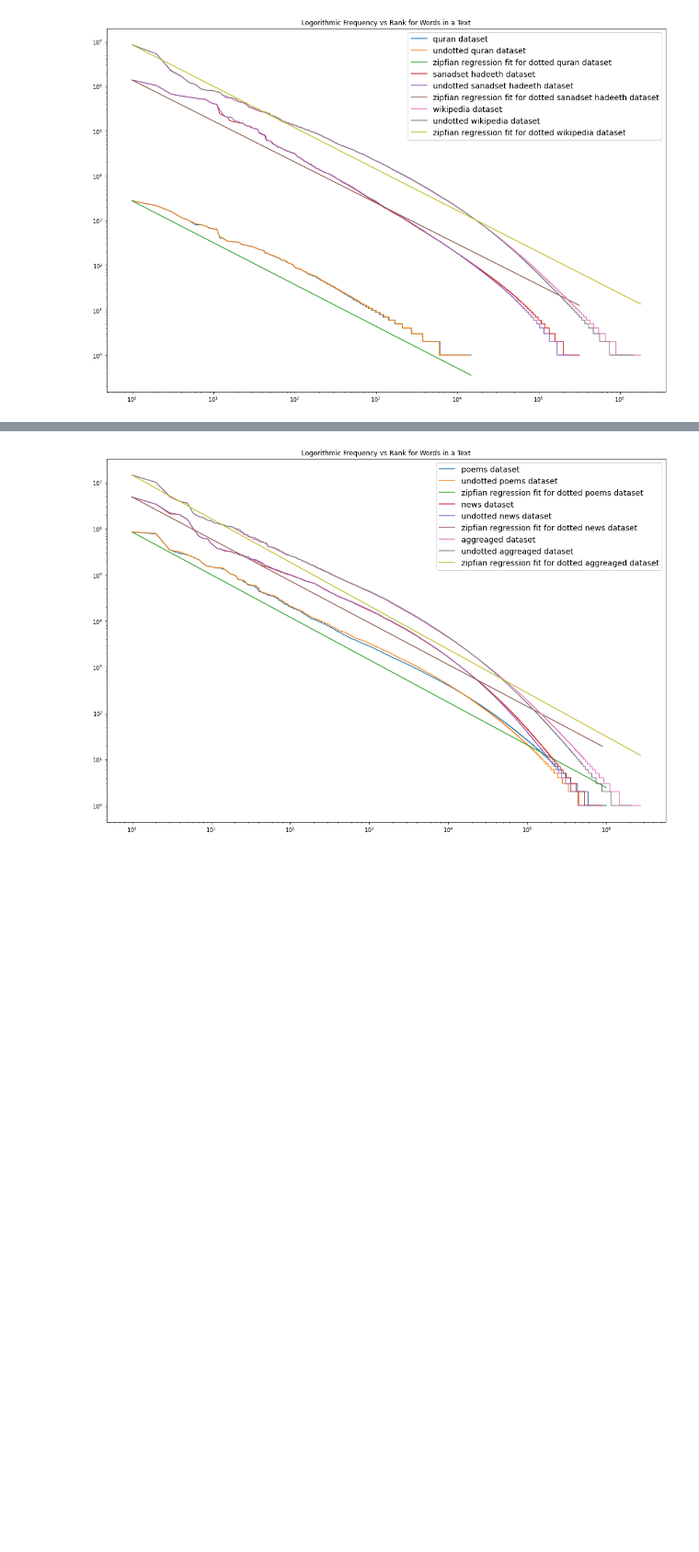
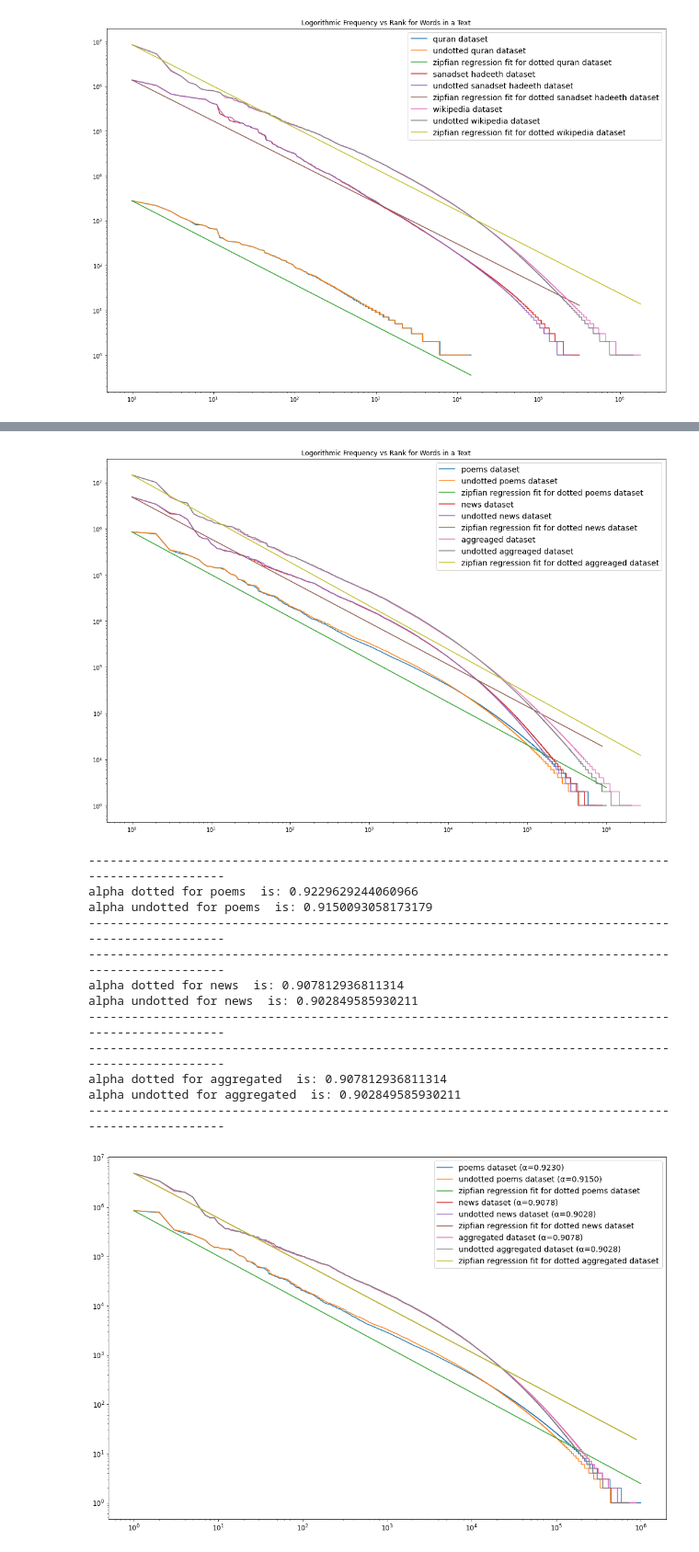
Before and after one commit to MagedSaeed/DotlessArabic, a Jupyter notebook: dotless_arabic/analysis/notebooks/zips_analysis.ipynb, the cells around one changed output, grey strips where cells are left out. Shown: that part at 92% size. Cells and saved outputs as stored; diff of their text form; code cells hidden in the pictures; blank space fills up the shorter version.

Commit message:
update zipf analysis

```diff
--- a/dotless_arabic/analysis/notebooks/zips_analysis.ipynb
+++ b/dotless_arabic/analysis/notebooks/zips_analysis.ipynb
@@ -75,6 +91,8 @@ datasets = [
     process_dataset(dataset=tuple(collect_raw_hadeeth_dataset())),
     process_dataset(dataset=tuple(poems)),
     process_dataset(dataset=tuple(collect_raw_wikipedia_dataset())),
+    process_dataset(dataset=tuple(collect_raw_news_dataset())),
+    process_dataset(dataset=tuple(collect_raw_aggregated_dataset())),
     process_dataset(dataset=tuple(collect_raw_news_dataset())),
     process_dataset(dataset=tuple(collect_raw_aggregated_dataset())),
 ]
@@ -85,6 +103,7 @@ datasets_names = [
     'wikipedia',
     'news',
     'aggregated',
+    'aggregated',
 ]
 # %% [output]
 ####################################################################################################
@@ -108,5 +145,11 @@ Number of Samples after dropping duplicates:
 # %%
-def plot_zipf(datasets=datasets, datasets_names=datasets_names, figsize=(18, 12), top_words=10_000_000):
+18 1210_000_# # 7.5,fontsize = '14'
+        alpha_undotted, c_dotted = get_zipf_constants(undotted_dataset)
+        print('-'*100)
+        print('alpha dotted for',dataset_name,' is:',alpha_dotted)
+        print('alpha undotted for',dataset_name,' is:',alpha_undotted)
+        print('-'*100)
+        # logar fit+" dataset" + " dataset"zipfian regression fit datasetdef plot_zipf(datasets=datasets, datasets_names=datasets_names, figsize=(18, 12), top_words=10_000_000):
     # https://github.com/MagedSaeed/zipfs_law
     def _plot(counter, name, axis, log):
         frequencies = [
@@ -133,7 +176,7 @@ def plot_zipf(datasets=datasets, datasets_names=datasets_names, figsize=(18, 12)
         title = "Frequency vs Rank for Words in a Text"
         if log:
             title = "Logorithmic " + title
-        axis.set_title(title)
+        # axis.set_title(title, fontdict={'fontsize':16})
         axis.legend(loc="upper right",fontsize = '14')
 
     figure, axis = plt.subplots(nrows=1, ncols=1, figsize=figsize)
@@ -154,13 +197,13 @@ def plot_zipf(datasets=datasets, datasets_names=datasets_names, figsize=(18, 12)
         # logarithmic fit
         _plot(
             counter=dotted_counter,
-            name=dataset_name+" dataset",
+            name=dataset_name+f" dataset (α={alpha_dotted:.4f})",
             axis=axis,
             log=True,
         )
         _plot(
             counter=undotted_counter,
-            name="undotted " + dataset_name + " dataset",
+            name="undotted " + dataset_name + f" dataset (α={alpha_undotted:.4f})",
             axis=axis,
             log=True,
         )
@@ -181,4 +224,10 @@ def plot_zipf(datasets=datasets, datasets_names=datasets_names, figsize=(18, 12)
             axis=axis,
             log=True,
         )
+    # https://stackoverflow.com/questions/6390393/matplotlib-make-tick-labels-font-size-smaller
+    plt.xticks(fontsize=12)
+    plt.yticks(fontsize=12)
+    # https://stackoverflow.com/questions/34227595/how-to-change-font-size-of-the-scientific-notation-in-matplotlib
+    # https://stackoverflow.com/questions/21512305/inconsistent-font-size-for-scientific-notation-in-axis
+    plt.rc('font',size=11)
 # %%
@@ -201,21 +253,37 @@ alpha undotted for wikipedia  is: 0.9203411383187409
 ----------------------------------------------------------------------------------------------------
 [figure]
 # %%
-plot_zipf(
+
+    datasets=[datasets[2],datasets[4],datasets[5]],
+    datasets_names=[datasets_names[2],datasets_names[4],datasets_names[5]],
+)plot_zipf(
     datasets=[datasets[2],datasets[4],datasets[5]],
     datasets_names=[datasets_names[2],datasets_names[4],datasets_names[5]],
 )
 # %% [output]
 ----------------------------------------------------------------------------------------------------
 alpha dotted for poems  is: 0.9230494332170547
 alpha undotted for poems  is: 0.9151505380978194
 ----------------------------------------------------------------------------------------------------
 ----------------------------------------------------------------------------------------------------
 alpha dotted for news  is: 0.9078255495604157
 alpha undotted for news  is: 0.9028475974446168
 ----------------------------------------------------------------------------------------------------
 ----------------------------------------------------------------------------------------------------
 alpha dotted for aggreaged  is: 0.9441006729077259
 alpha undotted for aggreaged  is: 0.9368960443301928
 ----------------------------------------------------------------------------------------------------
 [figure]
+----------------------------------------------------------------------------------------------------
+alpha dotted for poems  is: 0.9229629244060966
+alpha undotted for poems  is: 0.9150093058173179
+----------------------------------------------------------------------------------------------------
+----------------------------------------------------------------------------------------------------
+alpha dotted for news  is: 0.907812936811314
+alpha undotted for news  is: 0.902849585930211
+----------------------------------------------------------------------------------------------------
+----------------------------------------------------------------------------------------------------
+alpha dotted for aggregated  is: 0.907812936811314
+alpha undotted for aggregated  is: 0.902849585930211
+----------------------------------------------------------------------------------------------------
+[figure, added]
```
Also changed, not shown: parts of 5 cells of this notebook.
